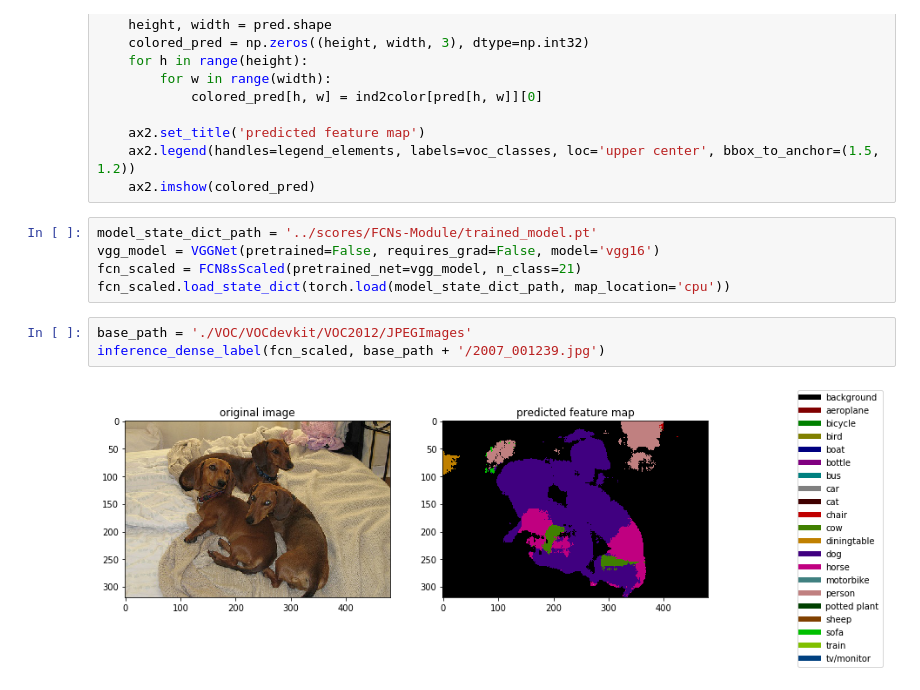
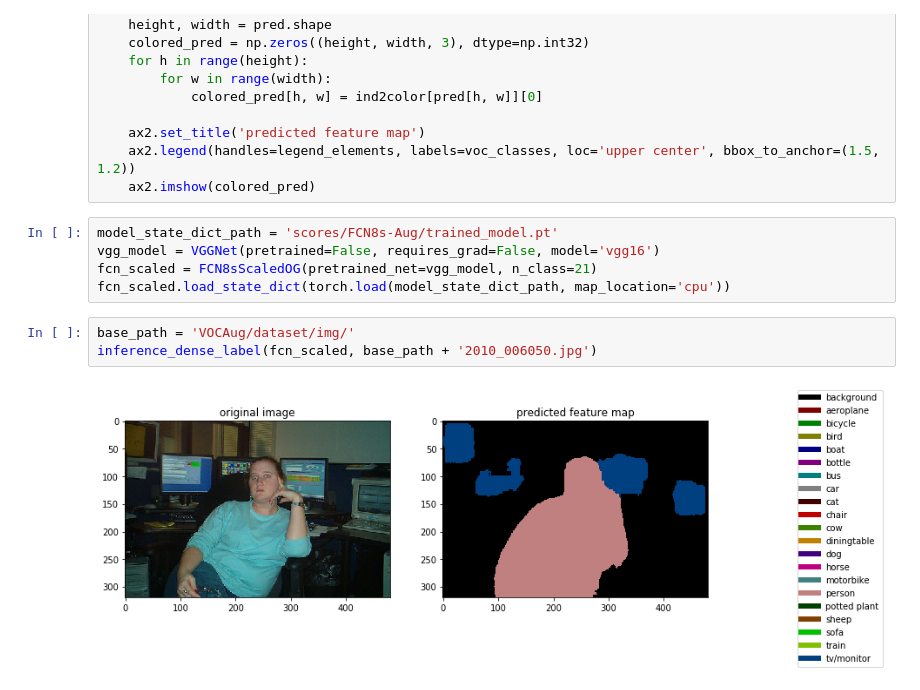
Before and after one commit to MartinMa28/FCN-pytorch, a Jupyter notebook: Inference.ipynb, the cells around one changed output. Saved outputs shown, nothing was run; the diff lists cells and outputs as text.

```diff
--- a/Inference.ipynb
+++ b/Inference.ipynb
@@ -196,12 +242,12 @@ def inference_dense_label(model, img_path, center_crop=True):
     ax2.legend(handles=legend_elements, labels=voc_classes, loc='upper center', bbox_to_anchor=(1.5, 1.2))
     ax2.imshow(colored_pred)
 # %%
-model_state_dict_path = '../scores/FCNs-Module/trained_model.pt'
+model_state_dict_path = 'scores/FCN8s-Aug/trained_model.pt'
 vgg_model = VGGNet(pretrained=False, requires_grad=False, model='vgg16')
-fcn_scaled = FCN8sScaled(pretrained_net=vgg_model, n_class=21)
+fcn_scaled = FCN8sScaledOG(pretrained_net=vgg_model, n_class=21)
 fcn_scaled.load_state_dict(torch.load(model_state_dict_path, map_location='cpu'))
 # %%
-base_path = './VOC/VOCdevkit/VOC2012/JPEGImages'
-inference_dense_label(fcn_scaled, base_path + '/2007_001239.jpg')
+base_path = 'VOCAug/dataset/img/'
+inference_dense_label(fcn_scaled, base_path + '2010_006050.jpg')
 # %% [output]
-[figure, old version]
+[figure, new version]
```
Also changed, not shown: parts of 1 cell of this notebook.
